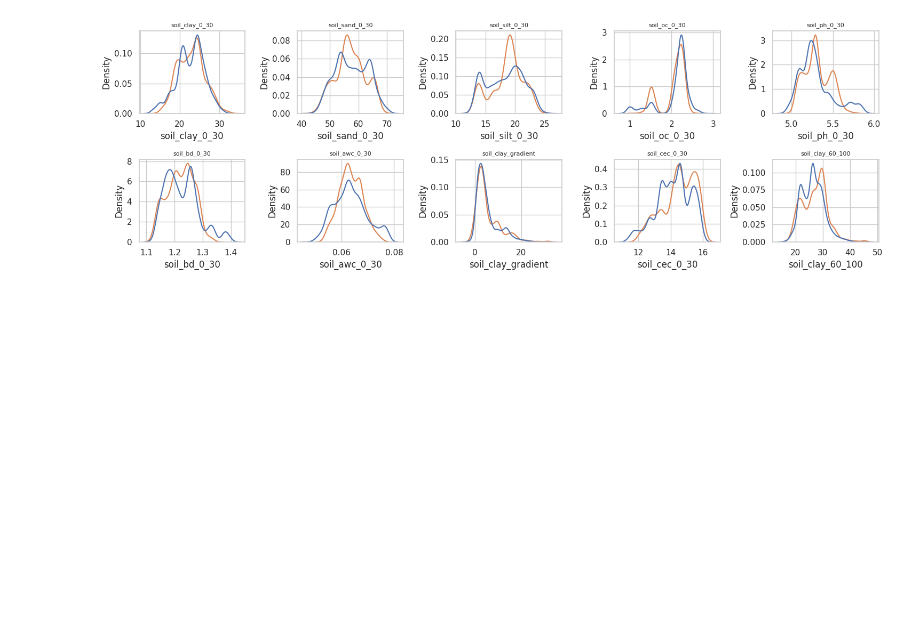
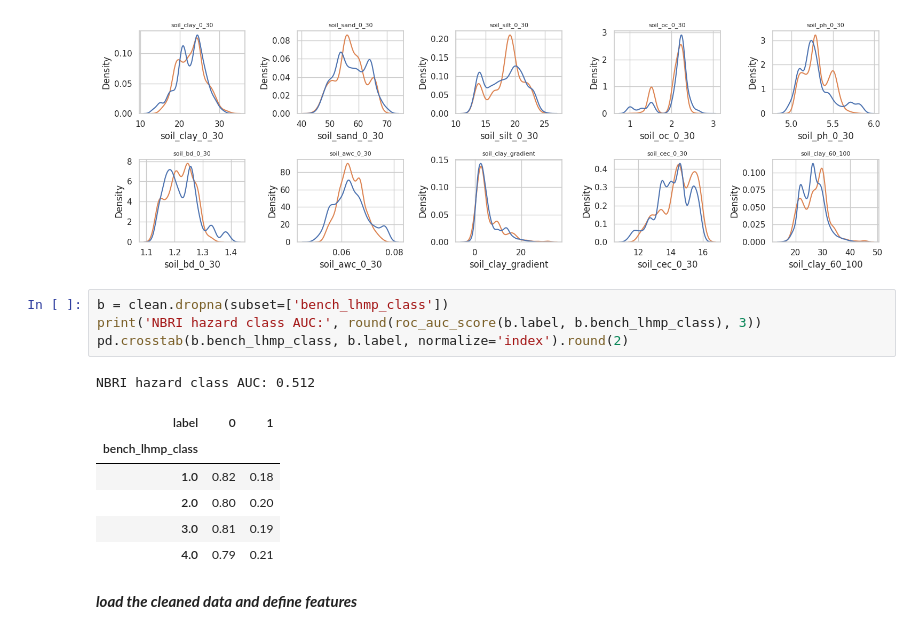
Before and after one commit to amasha-sinhalagoda/J26-IT-334, a Jupyter notebook: Landslide_Model.ipynb, the cells around one changed output. Drawn from its saved outputs; the diff is of its cells as text; blank space fills up the shorter version.

```diff
--- a/Landslide_Model.ipynb
+++ b/Landslide_Model.ipynb
@@ -163,3 +163,17 @@ plt.tight_layout()
 plt.show()
 # %% [output]
 [figure]
+# %%
+b = clean.dropna(subset=['bench_lhmp_class'])
+print('NBRI hazard class AUC:', round(roc_auc_score(b.label, b.bench_lhmp_class), 3))
+pd.crosstab(b.bench_lhmp_class, b.label, normalize='index').round(2)
+# %% [output]
+NBRI hazard class AUC: 0.512
+| label | 0 | 1 |
+| bench_lhmp_class |  |  |
+| 1.0 | 0.82 | 0.18 |
+| 2.0 | 0.80 | 0.20 |
+| 3.0 | 0.81 | 0.19 |
+| 4.0 | 0.79 | 0.21 |
+# %% [markdown]
+***load the cleaned data and define features***
```
Also changed, not shown: parts of 1 cell of this notebook.
